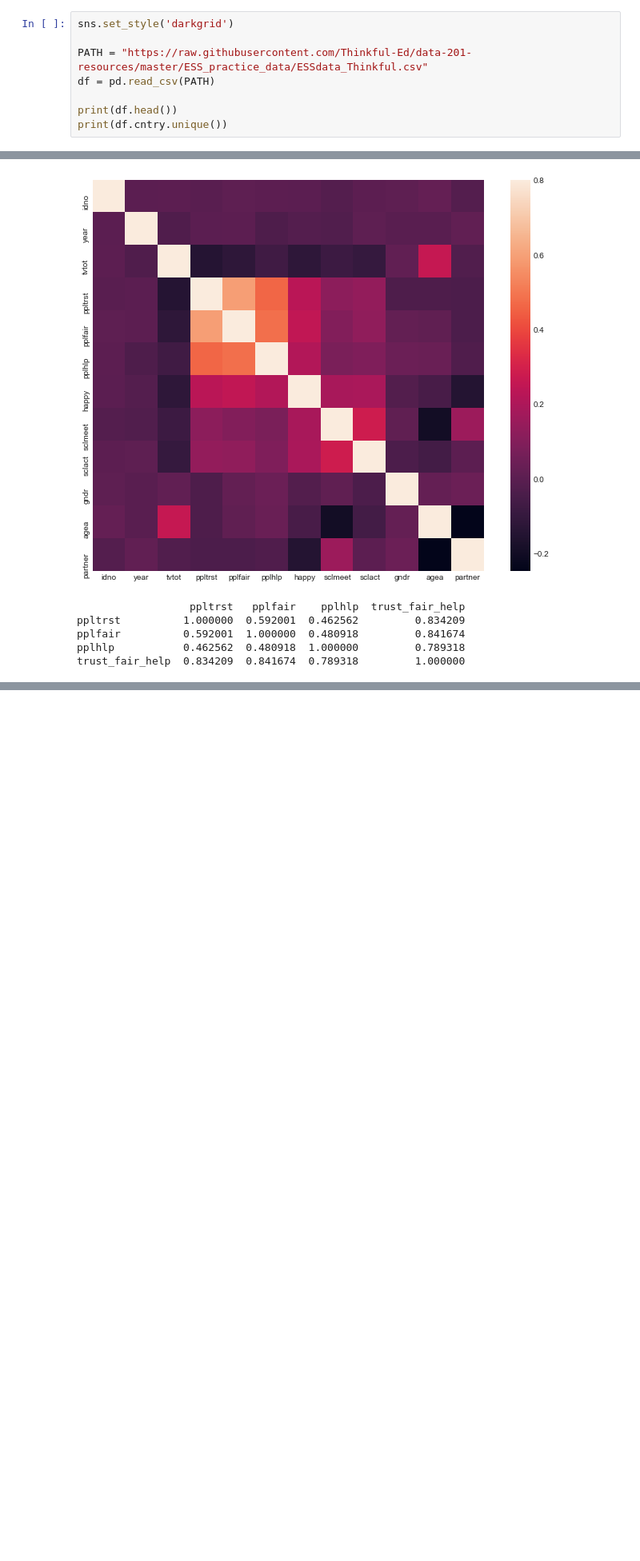
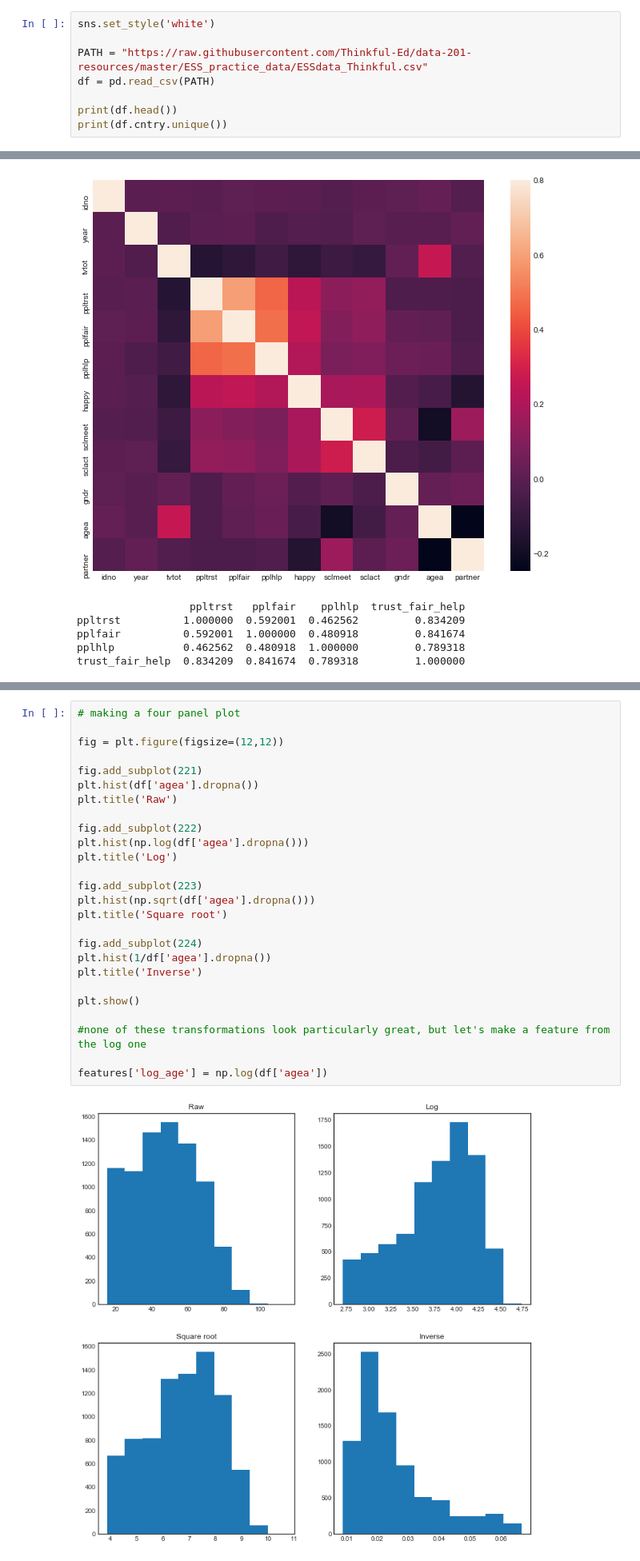
Before and after one commit to brianmcguckin/thinkful_unit_02_supervised_learning, a Jupyter notebook: 02_01_05_feature_engineering.ipynb, the cells around one changed output, grey strips where cells are left out. Shown at 80% size. Cells and saved outputs as stored; diff of their text form; blank space fills up the shorter version.

```diff
--- a/02_01_05_feature_engineering.ipynb
+++ b/02_01_05_feature_engineering.ipynb
@@ -8,7 +8,7 @@ import seaborn as sns
 import scipy.stats as stats
 %matplotlib inline
 # %%
-sns.set_style('darkgrid')
+sns.set_style('white')
 
 PATH = "https://raw.githubusercontent.com/Thinkful-Ed/data-201-resources/master/ESS_practice_data/ESSdata_Thinkful.csv"
 df = pd.read_csv(PATH)
@@ -121,0 +124,28 @@ trust_fair_help  0.834209  0.841674  0.789318         1.000000
+# %%
+# making a four panel plot
+
+fig = plt.figure(figsize=(12,12))
+
+fig.add_subplot(221)
+plt.hist(df['agea'].dropna())
+plt.title('Raw')
+
+fig.add_subplot(222)
+plt.hist(np.log(df['agea'].dropna()))
+plt.title('Log')
+
+fig.add_subplot(223)
+plt.hist(np.sqrt(df['agea'].dropna()))
+plt.title('Square root')
+
+fig.add_subplot(224)
+plt.hist(1/df['agea'].dropna())
+plt.title('Inverse')
+
+plt.show()
+
+#none of these transformations look particularly great, but let's make a feature from the log one
+
+features['log_age'] = np.log(df['agea'])
+# %% [output]
+[figure, added]
```
Also changed, not shown: parts of 8 cells of this notebook.
